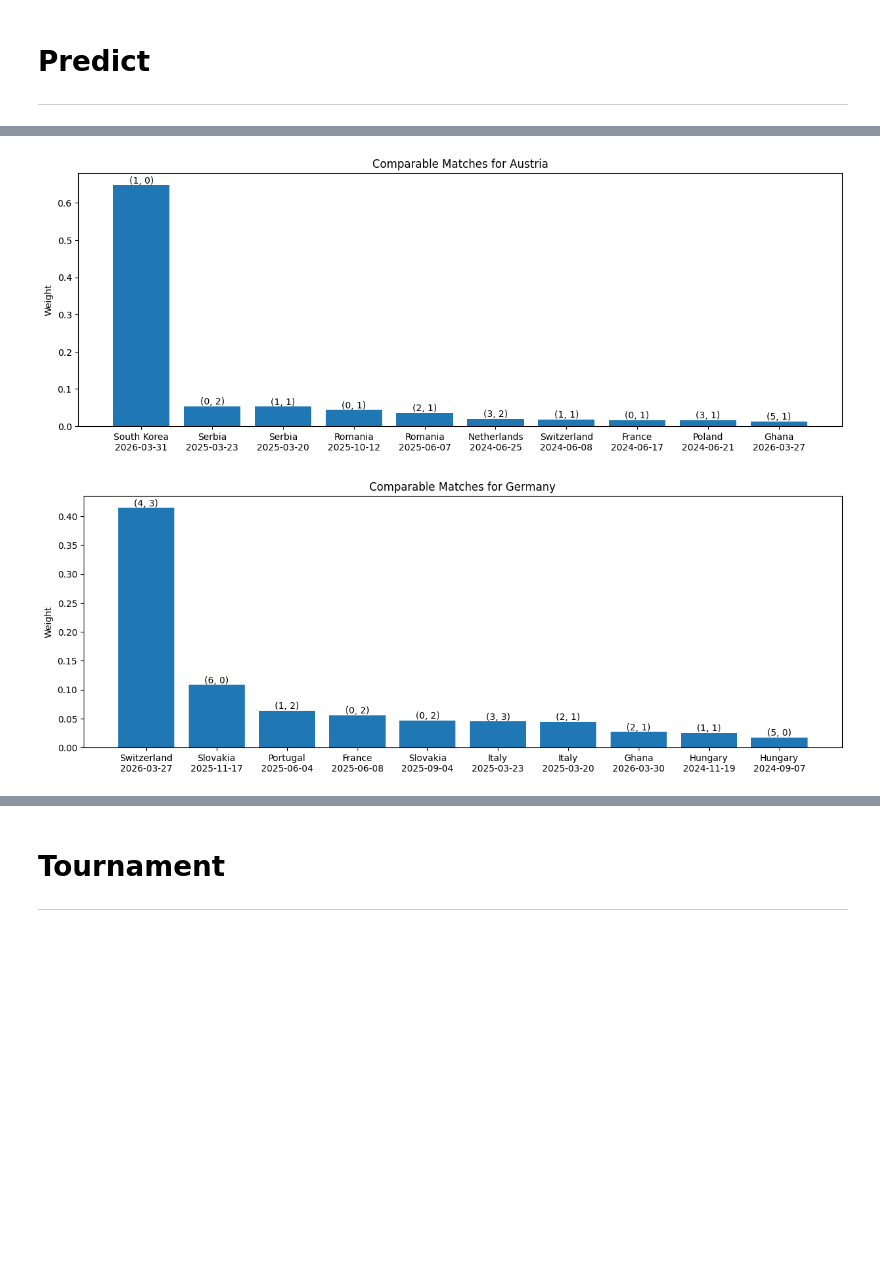
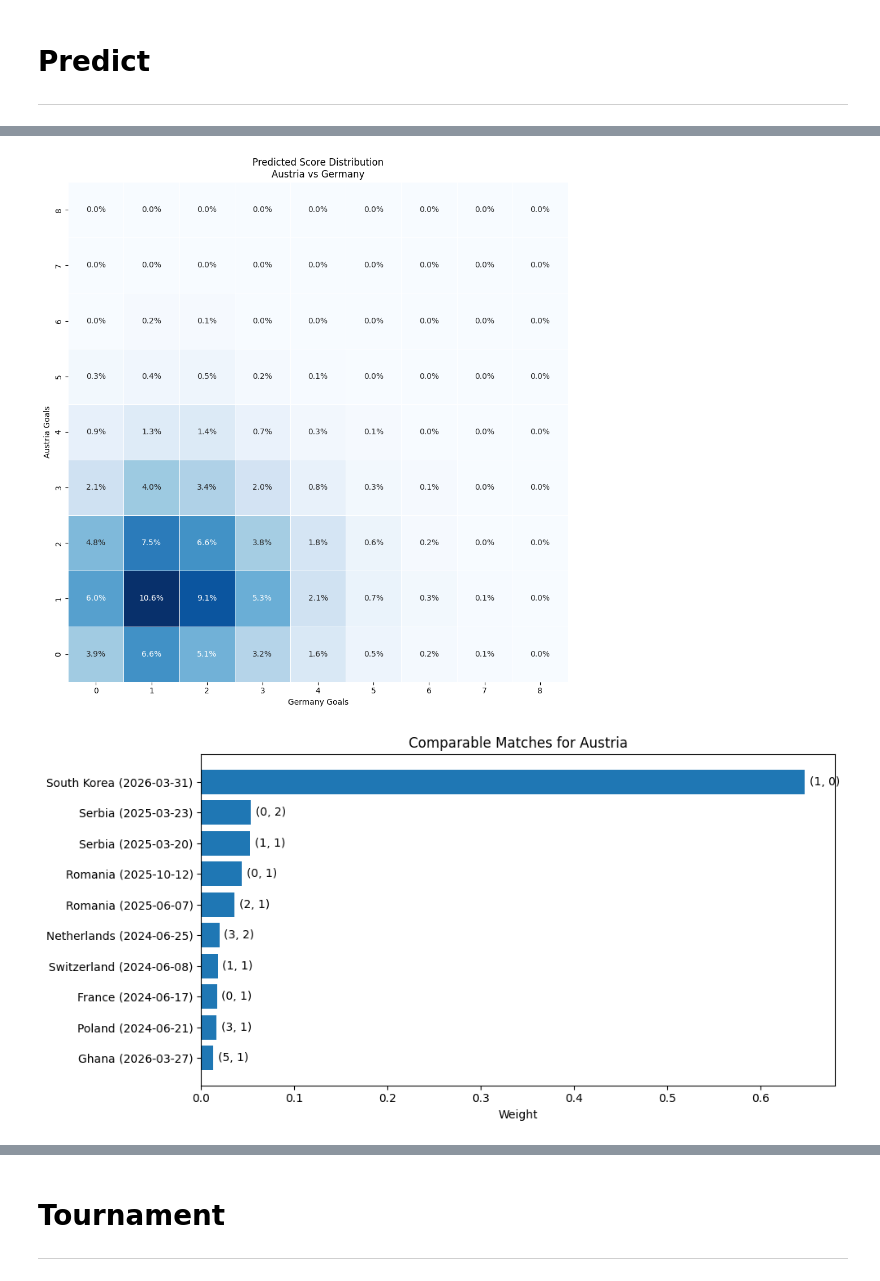
Before and after one commit to bernhard-pfann/soccer-predictions, a Jupyter notebook: main.ipynb, the cells around one changed output, grey strips where cells are left out. Cells and saved outputs as stored; diff of their text form; code cells hidden in the pictures; blank space fills up the shorter version.

```diff
--- a/main.ipynb
+++ b/main.ipynb
@@ -12,6 +15,6 @@ from src.dataset import build_dataset
 # %%
-results = process_results("data/results.csv")
-results.head()
+games = process_games("data/results.csv")
+games.head()
 # %% [output]
 |  | date | home_team | away_team | home_score | away_score |
 | 38380 | 2015-01-04 | Bahrain | Jordan | 1 | 0 |
@@ -30,8 +33,8 @@ rankings.head()
 | 3 | Kuwait | 1992-12-31 | 71 |
 | 4 | Poland | 1992-12-31 | 20 |
 # %%
-df = build_dataset(results, rankings)
-df.head()
+dataset = build_dataset(games, rankings)
+dataset.head()
 # %% [output]
 |  | date | home_team | away_team | home_score | away_score | home_team_rank | away_team_rank | rank_diff | ... |
 | 0 | 2015-01-04 | Bahrain | Jordan | 1 | 0 | 122 | 81 | 41 | ... |
@@ -43,13 +46,7 @@ df.head()
 # Predict
 ***
 # %%
-from predict import MatchPredictor
-from datetime import datetime
-
-predictor = MatchPredictor(
-    matches=df,
-    rankings=rankings,
-)
+predictor = MatchPredictor(dataset=dataset, rankings=rankings)
 
 HOME_TEAM = "Austria"
 AWAY_TEAM = "Germany"
@@ -59,7 +56,7 @@ result = predictor.predict(
     away_team=AWAY_TEAM,
     day=datetime(2026, 6, 1),
     sample=True,
-    sample_size=100,
+    sample_size=10000,
 )
 
 print(result.game_stats)
@@ -78,27 +75,17 @@ TeamStats(offense=np.float64(3.03145770937056), defense=np.float64(1.93726656377
 | 8639 | 2025-06-04 | Germany | Portugal | 1 | 2 | 10 | 7 | 3 | ... |
 | 8712 | 2025-06-08 | Germany | France | 0 | 2 | 10 | 3 | 7 | ... |
 | 18348 | 2025-09-04 | Germany | Slovakia | 0 | 2 | 9 | 52 | -43 | ... |
-# %%
-import matplotlib.pyplot as plt
-import pandas as pd
-
-
-def plot_comparable_matches(df: pd.DataFrame, team: str) -> None:
-    plt.figure(figsize=(15, 5))
-    bars = plt.bar(
-        x=df["away_team"]+"\n"+df["date"].astype(str),
-        height=df["weight"]
-    )
-    for bar, annotation in zip(bars, df["score"]):
-        yval = bar.get_height()
-        plt.text(x=bar.get_x() + bar.get_width()/2, y=yval, s=annotation, ha="center", va="bottom")
-
-    plt.title(f"Comparable Matches for {team}")
-    plt.ylabel("Weight")
-    plt.show()
 # %%
+import pandas as pd
+
+plot_score_distribution(
+    home_team="Austria",
+    away_team="Germany",
+    home_scores=result.score[0],
+    away_scores=result.score[1],
+)
 plot_comparable_matches(result.home_matches.head(10), HOME_TEAM)
 plot_comparable_matches(result.away_matches.head(10), AWAY_TEAM)
 # %% [output]
-[figure, old version]
+[figure, new version]
-[figure, old version]
+[figure, new version]
```
Also changed, not shown: parts of 6 cells of this notebook, 2 other files.
